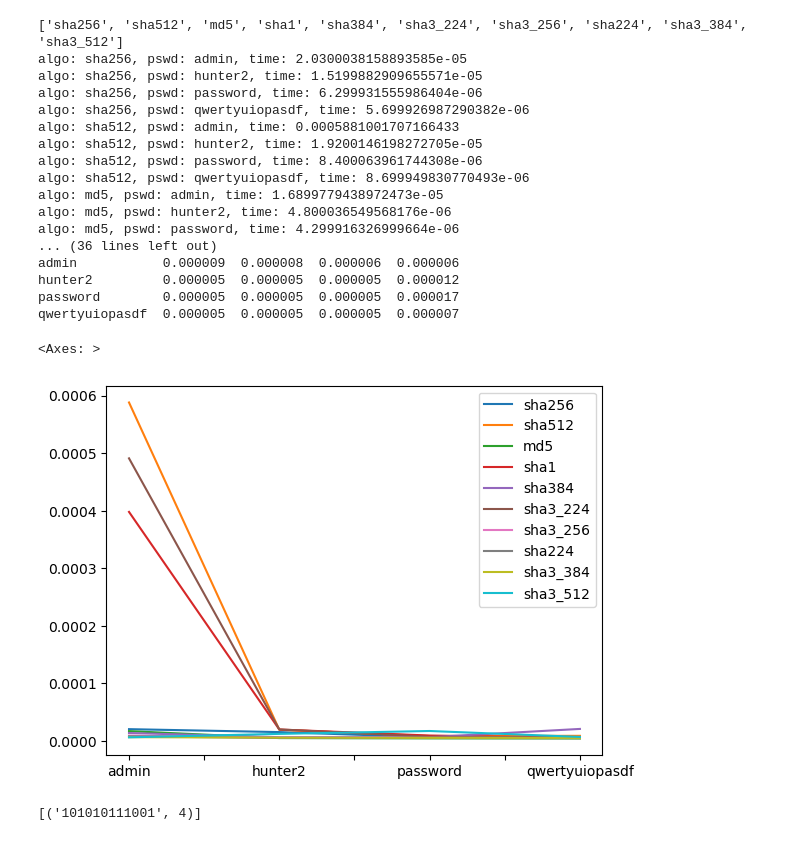
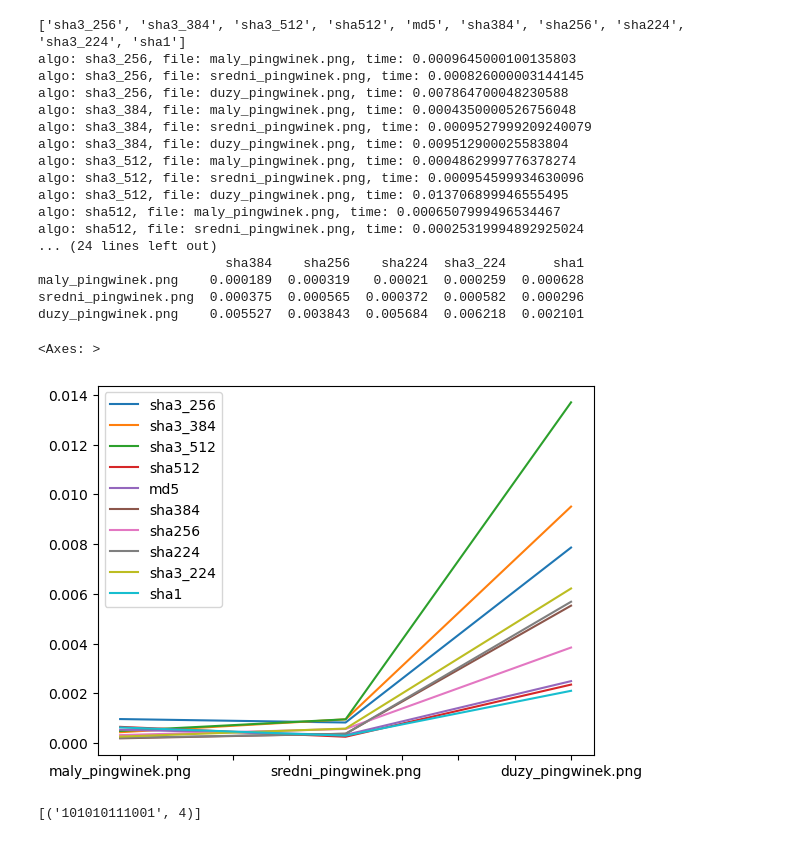
Before and after one commit to qkb2/cryptography-lab, a Jupyter notebook: zad3/hash.ipynb, the cells around one changed output. Drawn from its saved outputs; the diff is of its cells as text; code cells hidden in the pictures.

Commit message:
Fix file read/write errors, add shamir algo

```diff
--- a/zad3/hash.ipynb
+++ b/zad3/hash.ipynb
@@ -8,45 +8,47 @@ def generate_hash(word, type='md5'):
 # %%
 import time
 import numpy as np
 import pandas as pd
 
-pswds = ['admin', 'hunter2', 'password', 'qwertyuiopasdf']
+files = ['maly_pingwinek.png', 'sredni_pingwinek.png', 'duzy_pingwinek.png']
 algos = list(hashlib.algorithms_guaranteed)
 algos = [algo for algo in algos if not algo.startswith(('shake', 'blake'))]
 print(algos)
-df = pd.DataFrame(index=pswds, columns=algos)
+df = pd.DataFrame(index=files, columns=algos)
 df.fillna(0)
 
 for algo in algos:
-    for pswd in pswds:
-        t0 = time.perf_counter()
-        generate_hash(pswd.encode(), algo)
-        t1 = time.perf_counter()
-        df.at[pswd, algo] = t1-t0
-        print('algo: {}, pswd: {}, time: {}'.format(algo, pswd, t1-t0))
+    for file in files:
+        with open('..\\zad4\\'+file, 'rb') as f:
+            content = f.read()
+            t0 = time.perf_counter()
+            generate_hash(content, algo)
+            t1 = time.perf_counter()
+            df.at[file, algo] = t1-t0
+            print('algo: {}, file: {}, time: {}'.format(algo, file, t1-t0))
 
 print(df)
 df.plot()
 # %% [output]
-['sha256', 'sha512', 'md5', 'sha1', 'sha384', 'sha3_224', 'sha3_256', 'sha224', 'sha3_384', 'sha3_512']
-algo: sha256, pswd: admin, time: 2.0300038158893585e-05
-algo: sha256, pswd: hunter2, time: 1.5199882909655571e-05
-algo: sha256, pswd: password, time: 6.299931555986404e-06
-algo: sha256, pswd: qwertyuiopasdf, time: 5.699926987290382e-06
-algo: sha512, pswd: admin, time: 0.0005881001707166433
-algo: sha512, pswd: hunter2, time: 1.9200146198272705e-05
-algo: sha512, pswd: password, time: 8.400063961744308e-06
-algo: sha512, pswd: qwertyuiopasdf, time: 8.699949830770493e-06
-algo: md5, pswd: admin, time: 1.6899779438972473e-05
-algo: md5, pswd: hunter2, time: 4.800036549568176e-06
-algo: md5, pswd: password, time: 4.299916326999664e-06
-... (36 lines left out)
-admin           0.000009  0.000008  0.000006  0.000006
-hunter2         0.000005  0.000005  0.000005  0.000012
-password        0.000005  0.000005  0.000005  0.000017
-qwertyuiopasdf  0.000005  0.000005  0.000005  0.000007
+['sha3_256', 'sha3_384', 'sha3_512', 'sha512', 'md5', 'sha384', 'sha256', 'sha224', 'sha3_224', 'sha1']
+algo: sha3_256, file: maly_pingwinek.png, time: 0.0009645000100135803
+algo: sha3_256, file: sredni_pingwinek.png, time: 0.000826000003144145
+algo: sha3_256, file: duzy_pingwinek.png, time: 0.007864700048230588
+algo: sha3_384, file: maly_pingwinek.png, time: 0.0004350000526756048
+algo: sha3_384, file: sredni_pingwinek.png, time: 0.0009527999209240079
+algo: sha3_384, file: duzy_pingwinek.png, time: 0.009512900025583804
+algo: sha3_512, file: maly_pingwinek.png, time: 0.0004862999776378274
+algo: sha3_512, file: sredni_pingwinek.png, time: 0.000954599934630096
+algo: sha3_512, file: duzy_pingwinek.png, time: 0.013706899946555495
+algo: sha512, file: maly_pingwinek.png, time: 0.0006507999496534467
+algo: sha512, file: sredni_pingwinek.png, time: 0.00025319994892925024
+... (24 lines left out)
+                        sha384    sha256    sha224  sha3_224      sha1
+maly_pingwinek.png    0.000189  0.000319   0.00021  0.000259  0.000628
+sredni_pingwinek.png  0.000375  0.000565  0.000372  0.000582  0.000296
+duzy_pingwinek.png    0.005527  0.003843  0.005684  0.006218  0.002101
 <Axes: >
-[figure, old version]
+[figure, new version]
 # %%
 def to_bin_str(h: str):
     n = int(h, base=16)
```
Also changed, not shown: 3 other files.
